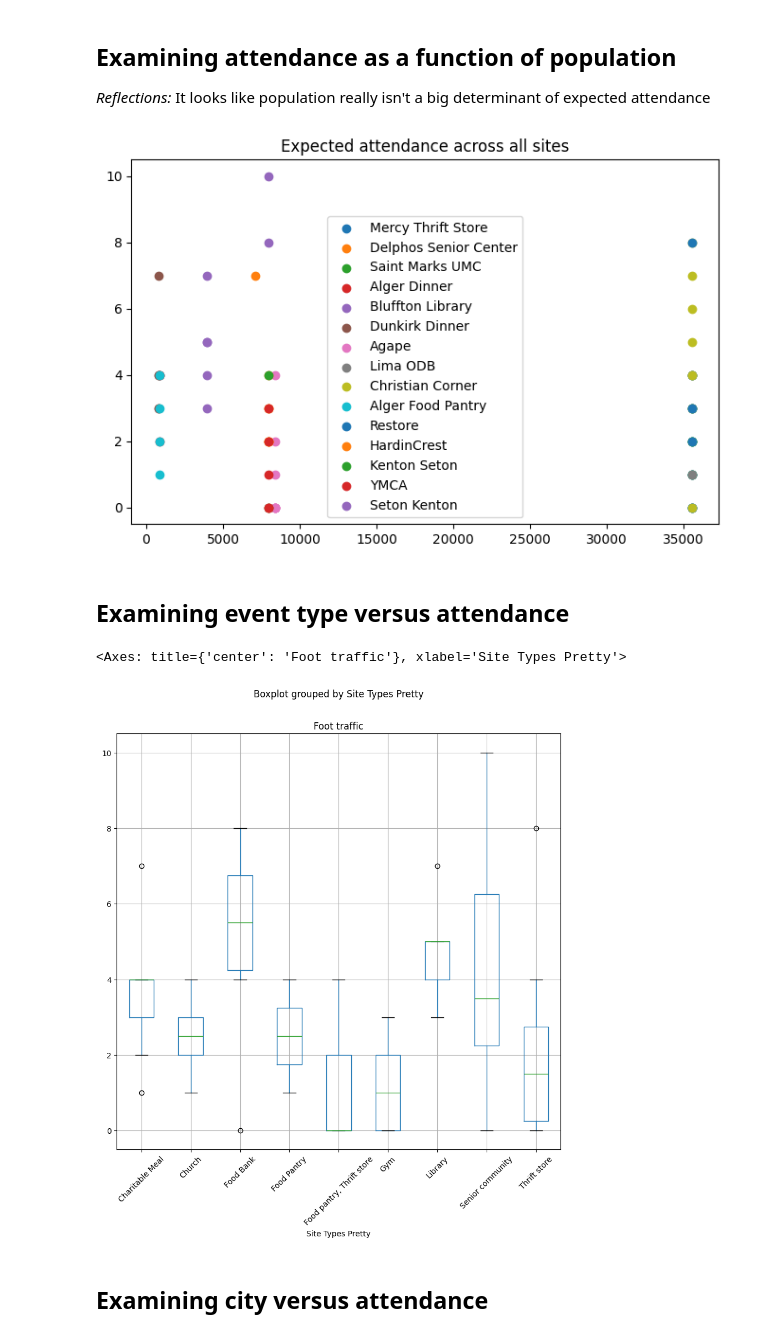
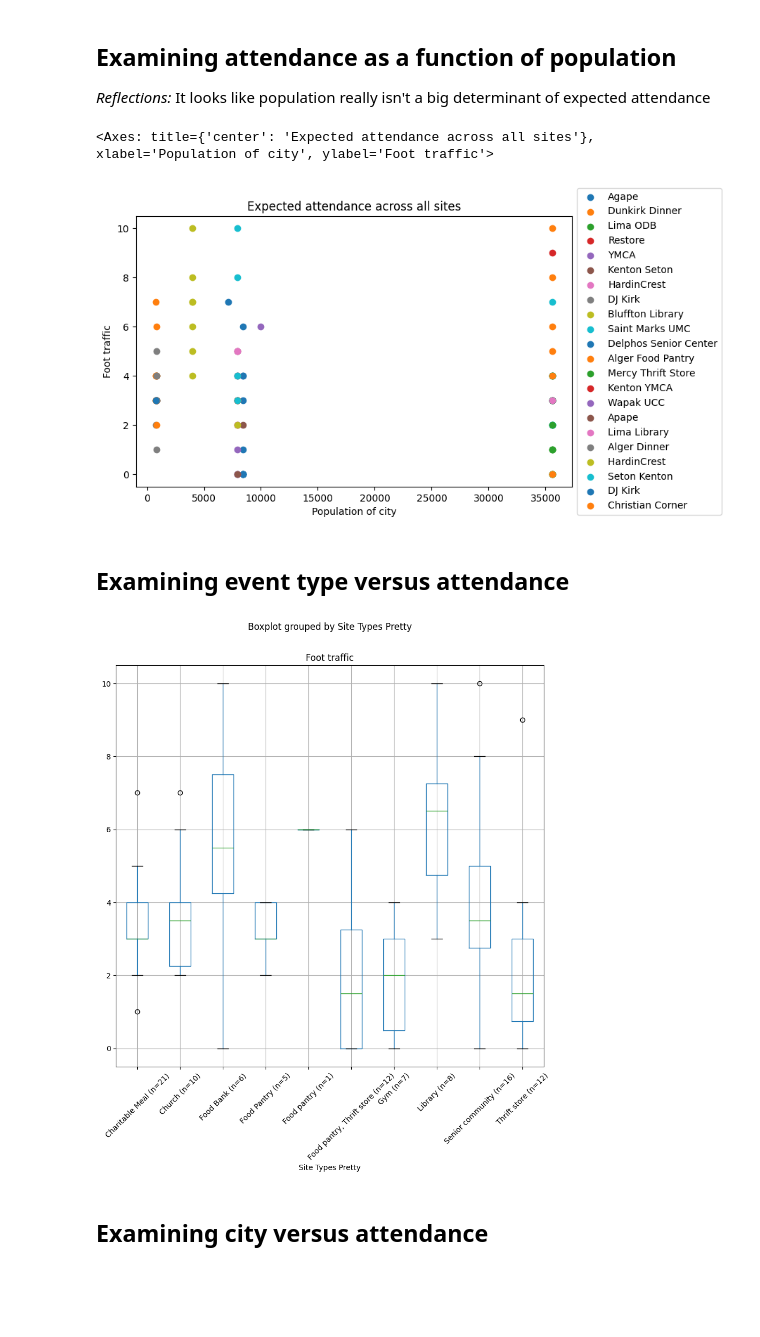
Before and after one commit to Human-Centered-Optimization-Lab/clinicOpt, a Jupyter notebook: tools/attendancePlaygorund.ipynb, the cells around one changed output. Saved outputs shown, nothing was run; the diff lists cells and outputs as text; code cells hidden in the pictures; blank space fills up the shorter version.

```diff
--- a/tools/attendancePlaygorund.ipynb
+++ b/tools/attendancePlaygorund.ipynb
@@ -12,11 +12,6 @@ events = pd.read_excel("../data/MHC Trip Summary.xlsx")
 # Remove nans for city and site type
 events = events.dropna(subset=["City", "Site Types"])
 
-# Remove rows that have only nan
-nan2zero_cols = "All Women (not pregnant 18+)", "Pregnant Patients (all ages)", "Children 1-18 years", "All infants <1 year"
-non_all_nan_rows = ~np.all(np.isnan(events.loc[:, nan2zero_cols].values), axis=1)
-events = events.loc[non_all_nan_rows,:]
-
 # Fill the remaining gaps with zeros
 events.loc[:,nan2zero_cols] = events.loc[:,nan2zero_cols].fillna(0)
 
@@ -27,10 +22,8 @@ events = pd.merge(events, cities.loc[:,["city","pop"]], left_on="City", right_on
 events["Site Types"] = events["Site Types"].apply(lambda st : np.array(st.split(";")) )
 events["Site Types Pretty"] = events["Site Types"].apply(lambda st : ", ".join(st) )
 
-
-
 # Total foot traffic calculation
-events["Foot traffic"] = events["All Men"] + events["All Women (not pregnant 18+)"] + events["Pregnant Patients (all ages)"] + events["Children 1-18 years"] + events["All infants <1 year"]
+events["Foot traffic"] = events["Total patients screened"]
 
 
 display(events)
@@ -113,18 +128,24 @@ plot_site_type(events, "Food pantry")
 ## Examining attendance as a function of population
 _Reflections:_ It looks like population really isn't a big determinant of expected attendance
 # %%
-plot_site_type(events, legend=True, group_attr="Physical location")
+ax = plot_site_scatter(events, legend=True, group_attr="Physical location")
+ax.set_xlabel("Population of city")
+display(ax);
 # %% [output]
+<Axes: title={'center': 'Expected attendance across all sites'}, xlabel='Population of city', ylabel='Foot traffic'>
-[figure, old version]
+[figure, new version]
 # %% [markdown]
 ## Examining event type versus attendance
 # %%
 events_no_special = remove_special_events(events)
 
-events_no_special.boxplot(column="Foot traffic", by="Site Types Pretty", figsize=(10,10),rot=45)
+counts = events_no_special['Site Types Pretty'].value_counts()
+new_labels = [f"{label} (n={counts[label]})" for label in counts.index]
+ax = events_no_special.boxplot(column="Foot traffic", by="Site Types Pretty", figsize=(10,10), rot=45)
+new_labels.sort()
+ax.set_xticklabels(new_labels);
 # %% [output]
-<Axes: title={'center': 'Foot traffic'}, xlabel='Site Types Pretty'>
-[figure, old version]
+[figure, new version]
 # %% [markdown]
 ## Examining city versus attendance
 # %%
```
Also changed, not shown: parts of 5 cells of this notebook.
